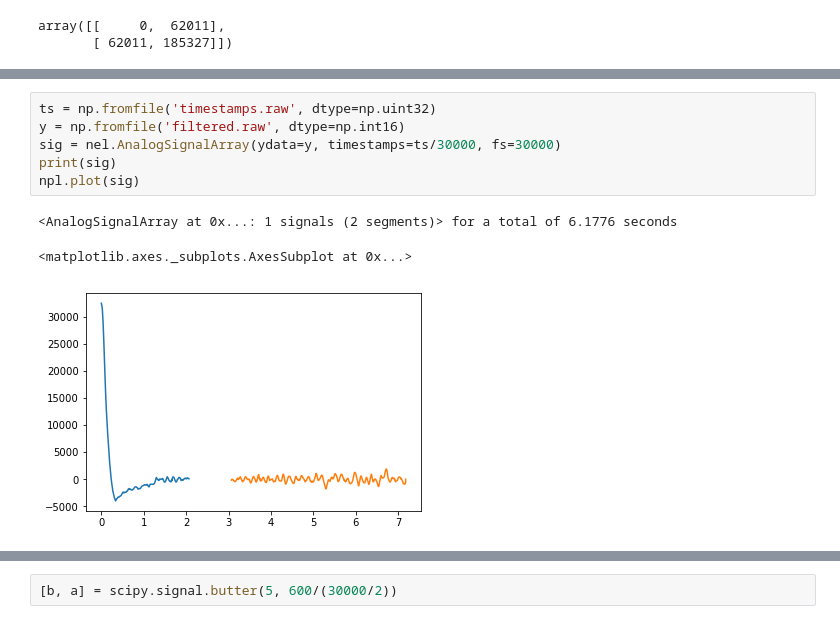
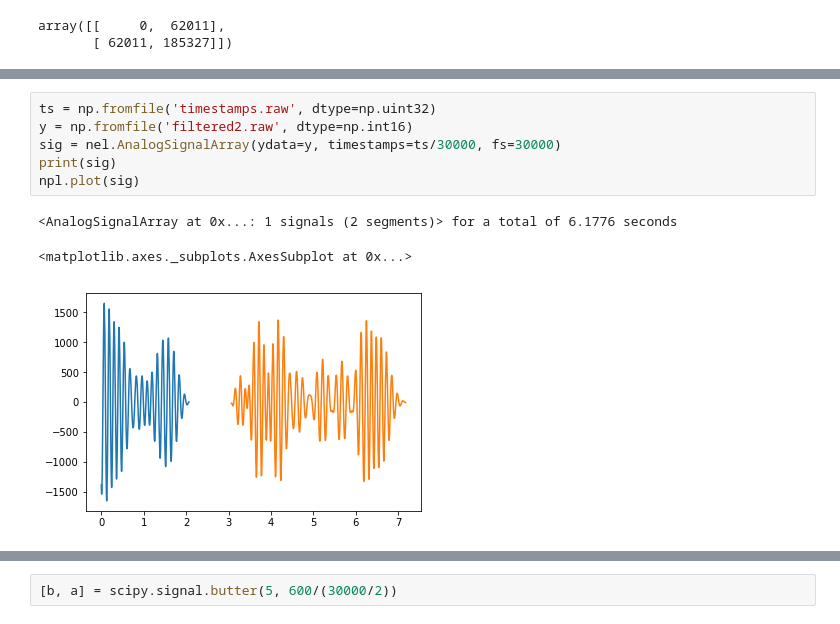
Before and after one commit to kemerelab/jagular, a Jupyter notebook: temp/filtering.ipynb, the cells around one changed output, grey strips where cells are left out. Saved outputs shown, nothing was run; the diff lists cells and outputs as text.

```diff
--- a/temp/filtering.ipynb
+++ b/temp/filtering.ipynb
@@ -186,10 +372,10 @@ saving 162011--185327
 # %%
 ts = np.fromfile('timestamps.raw', dtype=np.uint32)
-y = np.fromfile('filtered.raw', dtype=np.int16)
+y = np.fromfile('filtered2.raw', dtype=np.int16)
 sig = nel.AnalogSignalArray(ydata=y, timestamps=ts/30000, fs=30000)
 print(sig)
 npl.plot(sig)
 # %% [output]
 <AnalogSignalArray at 0x...: 1 signals (2 segments)> for a total of 6.1776 seconds
 <matplotlib.axes._subplots.AxesSubplot at 0x...>
-[figure, old version]
+[figure, new version]
```
Also changed, not shown: parts of 17 cells of this notebook, 4 other files.
